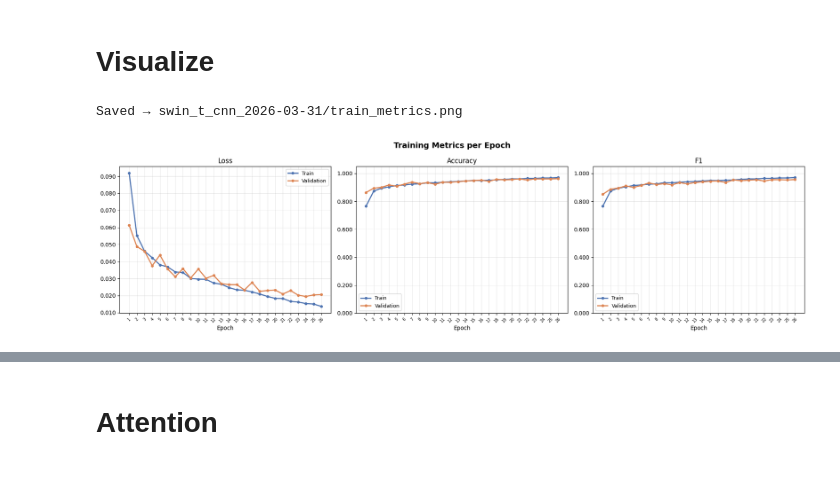
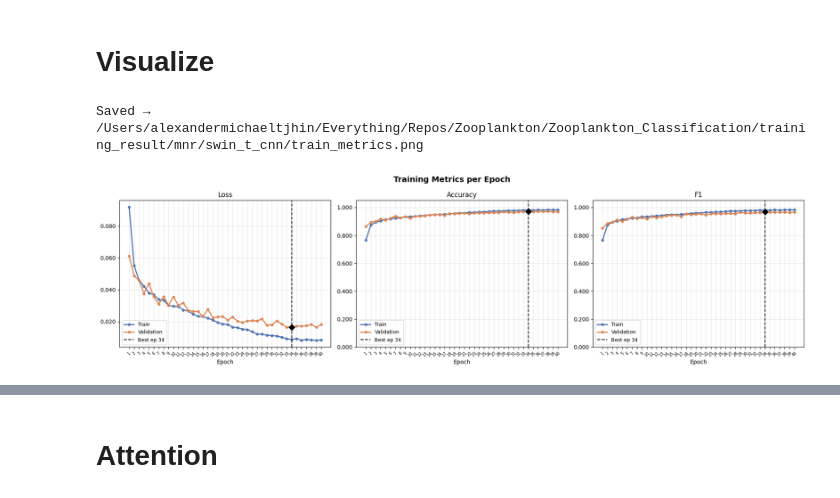
Before and after one commit to atjhin/Zooplankton_Classification, a Jupyter notebook: runs/mnr.ipynb, the cells around one changed output, grey strips where cells are left out. Cells and saved outputs as stored; diff of their text form; code cells hidden in the pictures.

```diff
--- a/hardrouter.ipynb
+++ b/runs/mnr.ipynb
@@ -170,12 +174,12 @@ Saved to 'swin_t_cnn_2026-03-31/'
 # %%
 from hierroute import Visualize
 # path = trainer.model_dir
-path = "swin_t_cnn_2026-03-31"
+path = str(project_root / "training_result/mnr/swin_t_cnn")
 vis = Visualize(path)
-vis.plot_train(max_epochs=26)
+vis.plot_train()
 # %% [output]
-Saved → swin_t_cnn_2026-03-31/train_metrics.png
+Saved → /Users/alexandermichaeltjhin/Everything/Repos/Zooplankton/Zooplankton_Classification/training_result/mnr/swin_t_cnn/train_metrics.png
-[figure, old version]
+[figure, new version]
 # %%
 vis.plot_pred()
 # %% [output]
```
Also changed, not shown: parts of 7 cells of this notebook, 15 other files.
